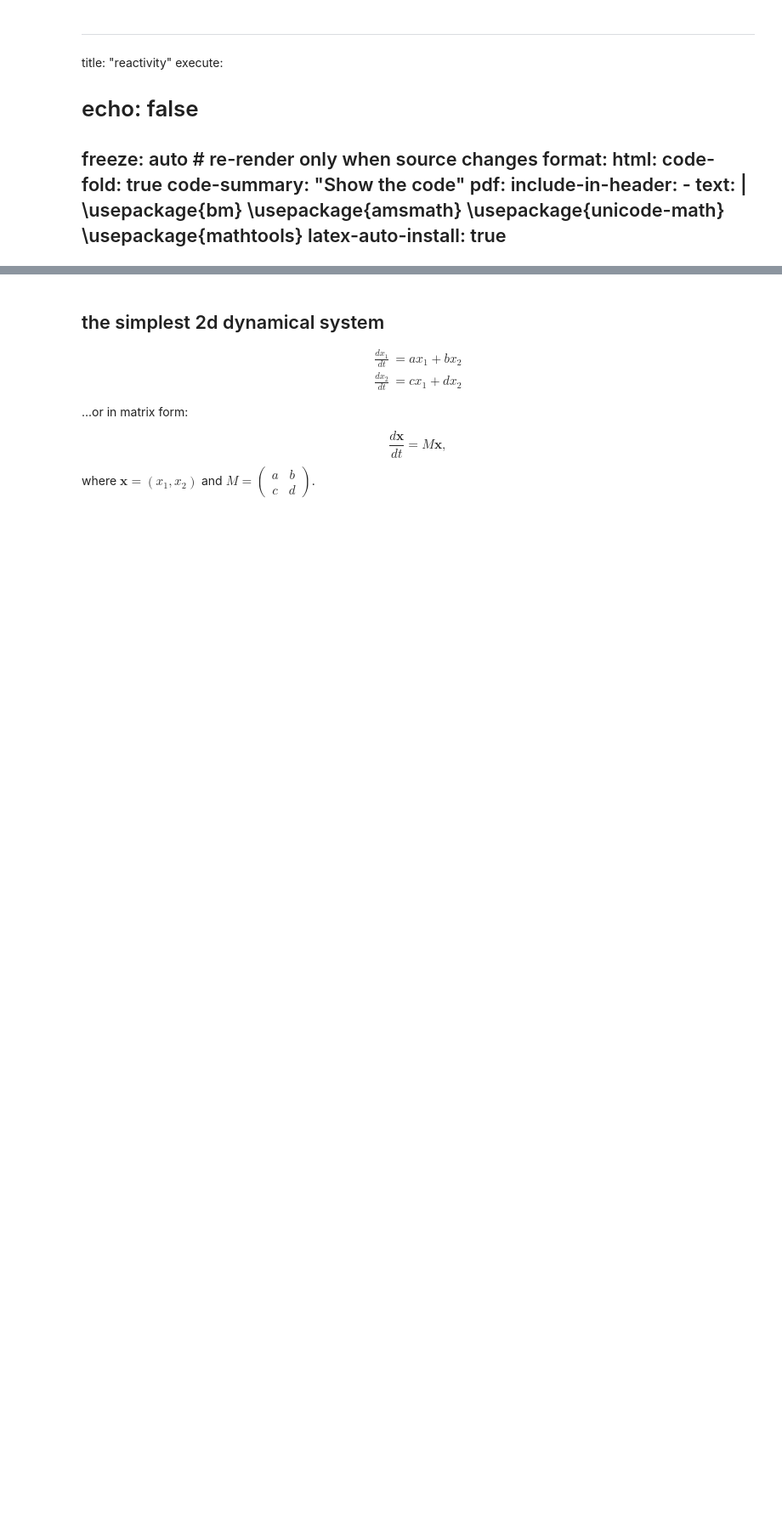
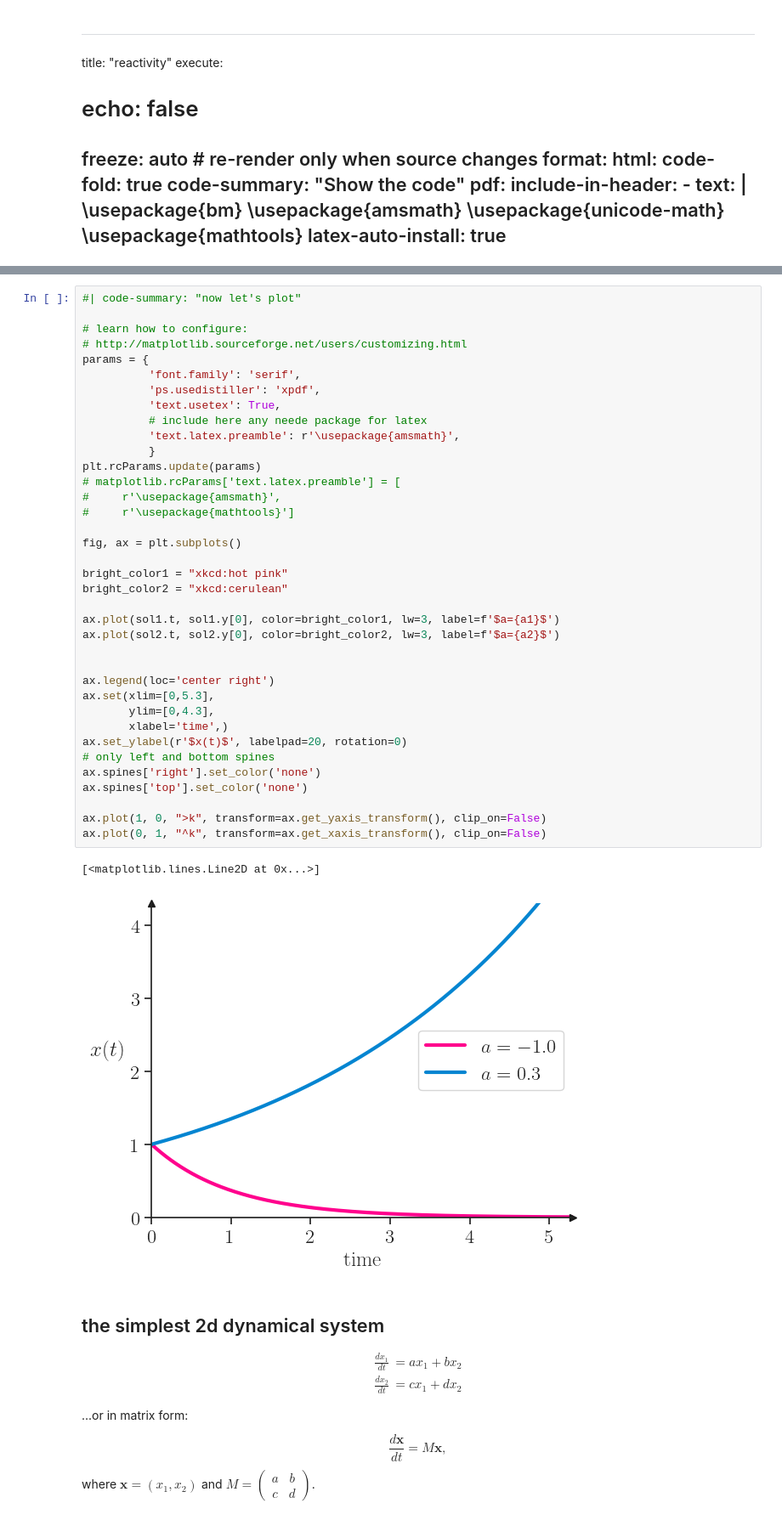
Before and after one commit to yairmau/talks-posters, a Jupyter notebook: talks/reactivity/react.ipynb, the cells around one changed output, grey strips where cells are left out. Shown at 85% size. Drawn from its saved outputs; the diff is of its cells as text; blank space fills up the shorter version.

```diff
--- a/talks/reactivity/react.ipynb
+++ b/talks/reactivity/react.ipynb
@@ -20,3 +64,43 @@ format:
+# %%
+#| code-summary: "now let's plot"
+
+# learn how to configure:
+# http://matplotlib.sourceforge.net/users/customizing.html
+params = {
+          'font.family': 'serif',
+          'ps.usedistiller': 'xpdf',
+          'text.usetex': True,
+          # include here any neede package for latex
+          'text.latex.preamble': r'\usepackage{amsmath}',
+          }
+plt.rcParams.update(params)
+# matplotlib.rcParams['text.latex.preamble'] = [
+#     r'\usepackage{amsmath}',
+#     r'\usepackage{mathtools}']
+
+fig, ax = plt.subplots()
+
+bright_color1 = "xkcd:hot pink"
+bright_color2 = "xkcd:cerulean"
+
+ax.plot(sol1.t, sol1.y[0], color=bright_color1, lw=3, label=f'$a={a1}$')
+ax.plot(sol2.t, sol2.y[0], color=bright_color2, lw=3, label=f'$a={a2}$')
+
+
+ax.legend(loc='center right')
+ax.set(xlim=[0,5.3],
+       ylim=[0,4.3],
+       xlabel='time',)
+ax.set_ylabel(r'$x(t)$', labelpad=20, rotation=0)
+# only left and bottom spines
+ax.spines['right'].set_color('none')
+ax.spines['top'].set_color('none')
+
+ax.plot(1, 0, ">k", transform=ax.get_yaxis_transform(), clip_on=False)
+ax.plot(0, 1, "^k", transform=ax.get_xaxis_transform(), clip_on=False)
+# %% [output]
+[<matplotlib.lines.Line2D at 0x...>]
+[figure, added]
 # %% [markdown]
 ## the simplest 2d dynamical system
 
```
Also changed, not shown: parts of 8 cells of this notebook, 7 other files.
